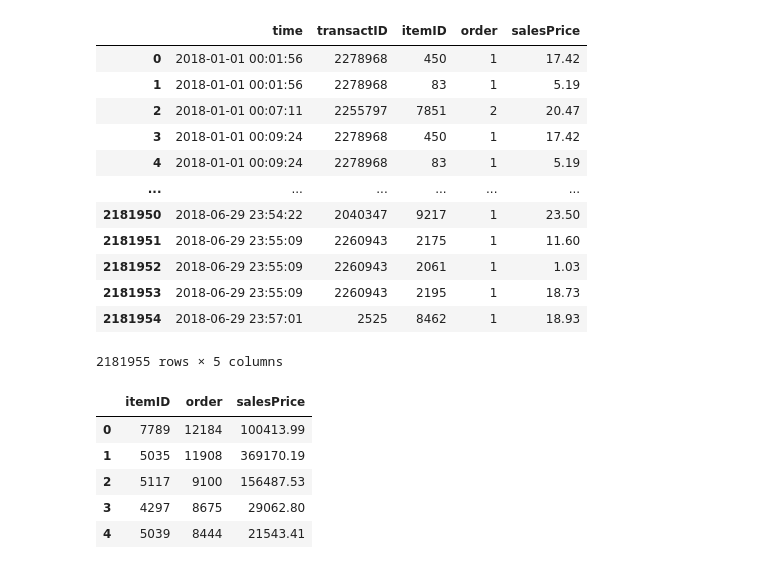
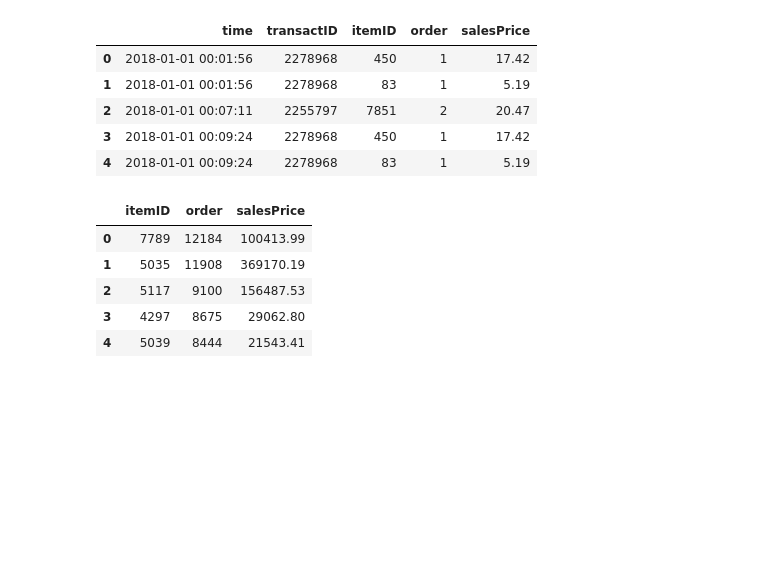
Before and after one commit to janwithb/data-mining-cup-2020, a Jupyter notebook: scripts/data_analysis.ipynb, the cells around one changed output. Cells and saved outputs as stored; diff of their text form; code cells hidden in the pictures; blank space fills up the shorter version.

```diff
--- a/scripts/data_analysis.ipynb
+++ b/scripts/data_analysis.ipynb
@@ -43,21 +34,14 @@ items
 # %%
 orders = pd.read_csv('../data/orders.csv', sep='|')
 orders['time'] = pd.to_datetime(orders.time)
-orders
+orders.head()
 # %% [output]
 |  | time | transactID | itemID | order | salesPrice |
 | 0 | 2018-01-01 00:01:56 | 2278968 | 450 | 1 | 17.42 |
 | 1 | 2018-01-01 00:01:56 | 2278968 | 83 | 1 | 5.19 |
 | 2 | 2018-01-01 00:07:11 | 2255797 | 7851 | 2 | 20.47 |
 | 3 | 2018-01-01 00:09:24 | 2278968 | 450 | 1 | 17.42 |
 | 4 | 2018-01-01 00:09:24 | 2278968 | 83 | 1 | 5.19 |
-| ... | ... | ... | ... | ... | ... |
-| 2181950 | 2018-06-29 23:54:22 | 2040347 | 9217 | 1 | 23.50 |
-| 2181951 | 2018-06-29 23:55:09 | 2260943 | 2175 | 1 | 11.60 |
-| 2181952 | 2018-06-29 23:55:09 | 2260943 | 2061 | 1 | 1.03 |
-| 2181953 | 2018-06-29 23:55:09 | 2260943 | 2195 | 1 | 18.73 |
-| 2181954 | 2018-06-29 23:57:01 | 2525 | 8462 | 1 | 18.93 |
-2181955 rows × 5 columns
 # %%
 # change date to aggregate on daily basis
 orders['time'] = orders['time'].dt.strftime('%Y-%m-%d')
```
Also changed, not shown: parts of 25 cells of this notebook.
